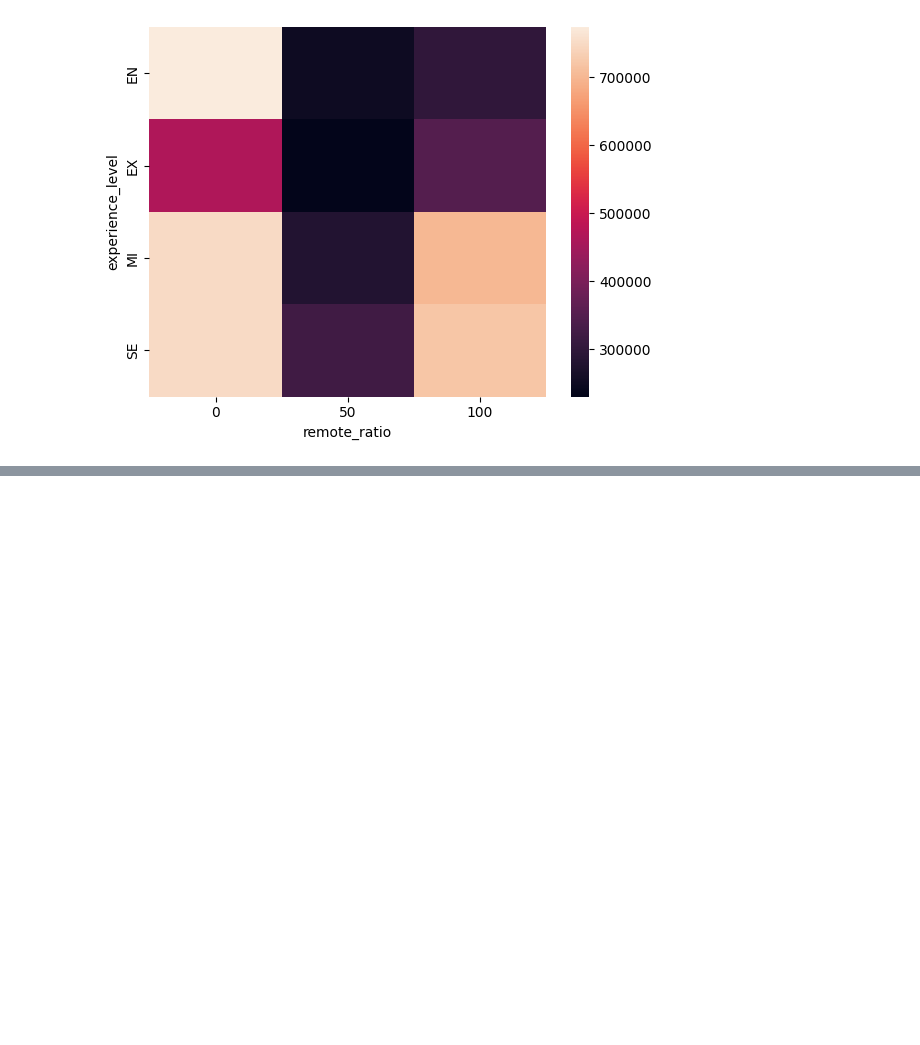
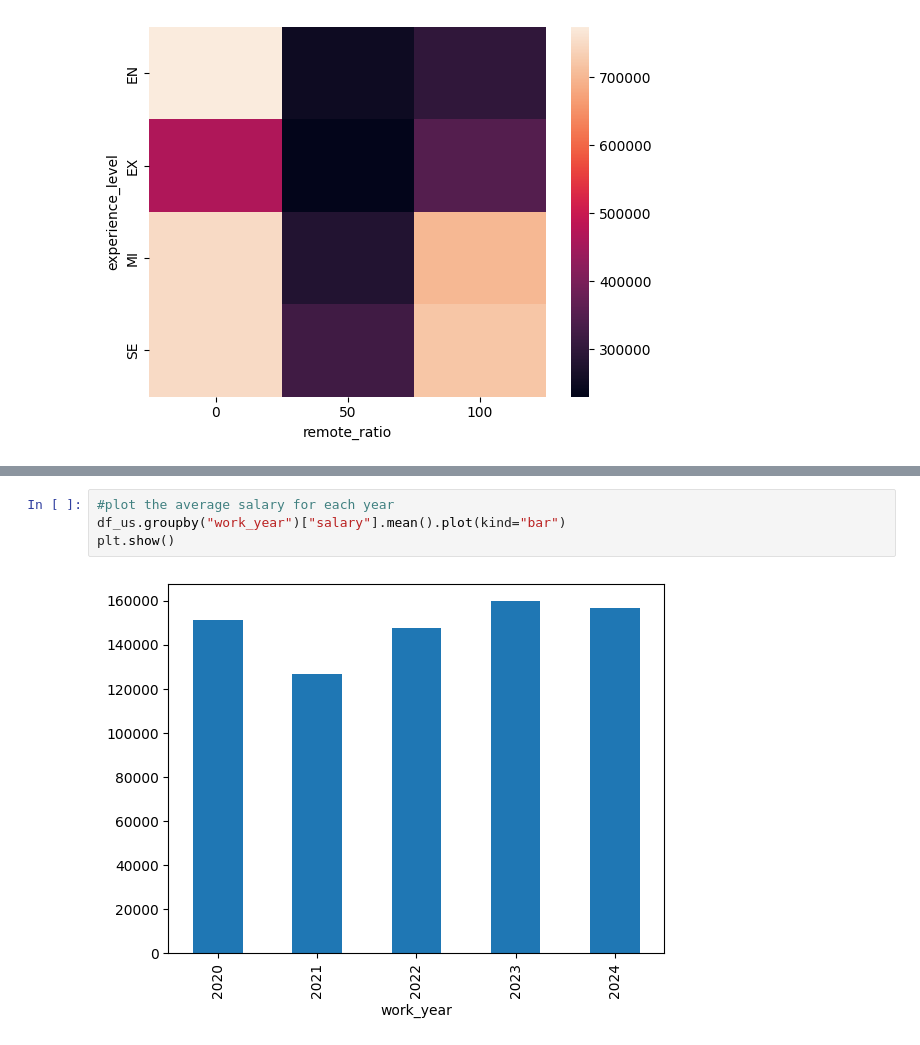
Before and after one commit to LLM-FRIENDS/dream-salary, a Jupyter notebook: data-engineering-salary/test.ipynb, the cells around one changed output, grey strips where cells are left out. Cells and saved outputs as stored; diff of their text form; blank space fills up the shorter version.

```diff
--- a/data-engineering-salary/test.ipynb
+++ b/data-engineering-salary/test.ipynb
@@ -113,0 +130,6 @@ plt.show()
+# %%
+#plot the average salary for each year
+df_us.groupby("work_year")["salary"].mean().plot(kind="bar")
+plt.show()
+# %% [output]
+[figure, added]
```
Also changed, not shown: parts of 28 cells of this notebook.
